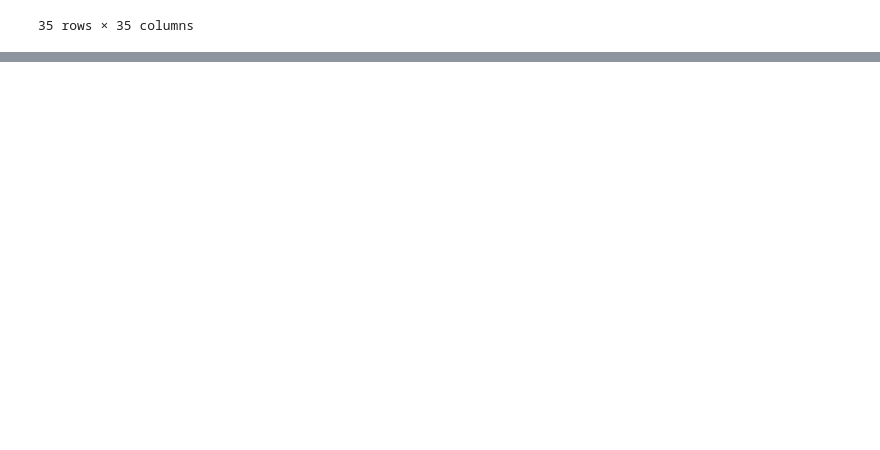
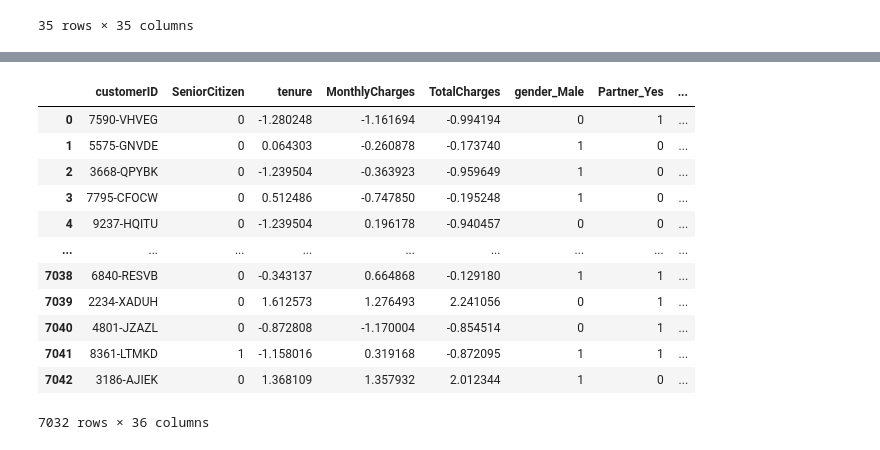
Before and after one commit to pro33cl/machinelearning_clasificacionsupervisada, a Jupyter notebook: notebooks/clasif_sup.ipynb, the cells around one changed output, grey strips where cells are left out. Cells and saved outputs as stored; diff of their text form; code cells hidden in the pictures; blank space fills up the shorter version.

```diff
--- a/notebooks/clasif_sup.ipynb
+++ b/notebooks/clasif_sup.ipynb
@@ -268,0 +308,27 @@ df_processed.to_excel('../data/processed/Telco-Customer-Churn_processed.xlsx', s
+# %%
+# Vamos a escalar las variables numéricas
+
+# Columnas a escalar
+cols_a_escalar = ["tenure", "MonthlyCharges", "TotalCharges"]
+
+# Inicializar el escalador
+scaler = StandardScaler()
+
+# Escalar solo las columnas deseadas
+df_processed_scaled = df_processed.copy()
+df_processed_scaled[cols_a_escalar] = scaler.fit_transform(df_processed[cols_a_escalar])
+df_processed_scaled
+# %% [output]
+|  | customerID | SeniorCitizen | tenure | MonthlyCharges | TotalCharges | gender_Male | Partner_Yes | ... |
+| 0 | 7590-VHVEG | 0 | -1.280248 | -1.161694 | -0.994194 | 0 | 1 | ... |
+| 1 | 5575-GNVDE | 0 | 0.064303 | -0.260878 | -0.173740 | 1 | 0 | ... |
+| 2 | 3668-QPYBK | 0 | -1.239504 | -0.363923 | -0.959649 | 1 | 0 | ... |
+| 3 | 7795-CFOCW | 0 | 0.512486 | -0.747850 | -0.195248 | 1 | 0 | ... |
+| 4 | 9237-HQITU | 0 | -1.239504 | 0.196178 | -0.940457 | 0 | 0 | ... |
+| ... | ... | ... | ... | ... | ... | ... | ... | ... |
+| 7038 | 6840-RESVB | 0 | -0.343137 | 0.664868 | -0.129180 | 1 | 1 | ... |
+| 7039 | 2234-XADUH | 0 | 1.612573 | 1.276493 | 2.241056 | 0 | 1 | ... |
+| 7040 | 4801-JZAZL | 0 | -0.872808 | -1.170004 | -0.854514 | 0 | 1 | ... |
+| 7041 | 8361-LTMKD | 1 | -1.158016 | 0.319168 | -0.872095 | 1 | 1 | ... |
+| 7042 | 3186-AJIEK | 0 | 1.368109 | 1.357932 | 2.012344 | 1 | 0 | ... |
+7032 rows × 36 columns
```
Also changed, not shown: parts of 9 cells of this notebook, 3 other files.
